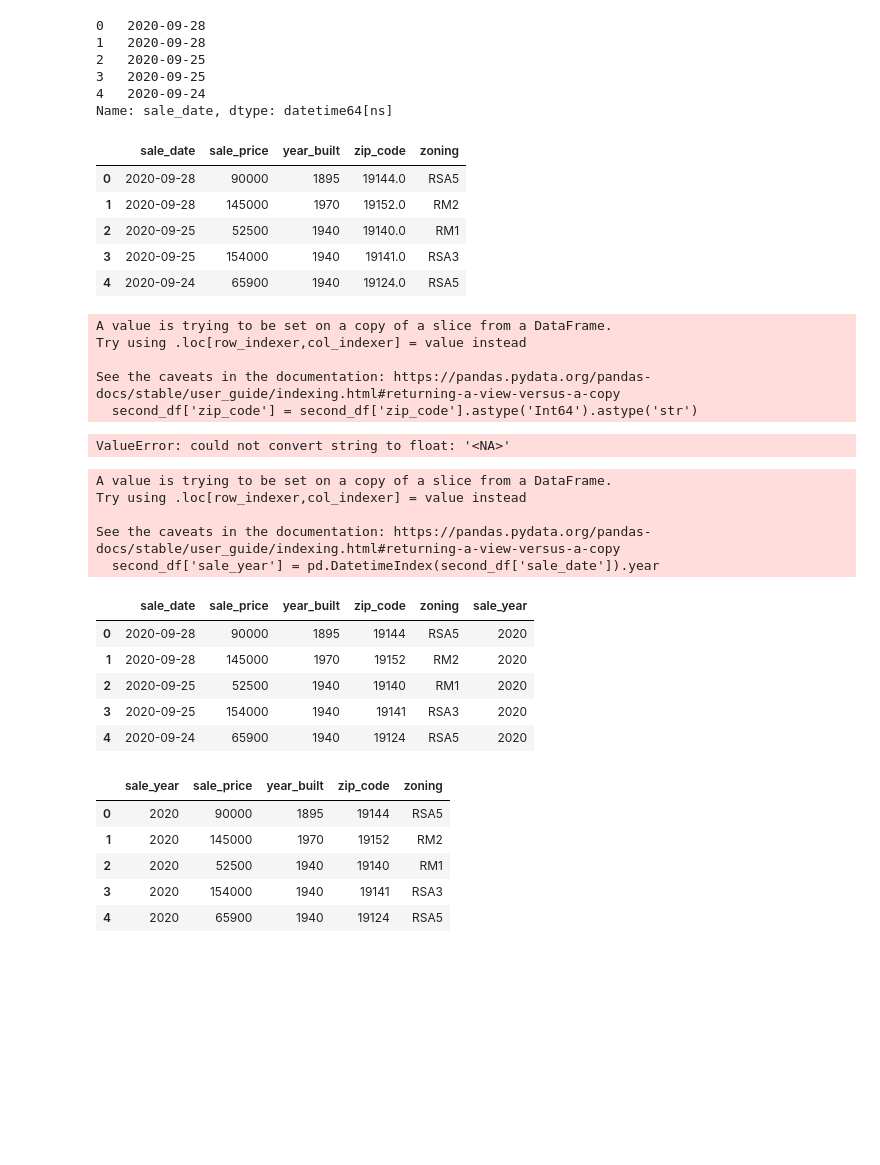
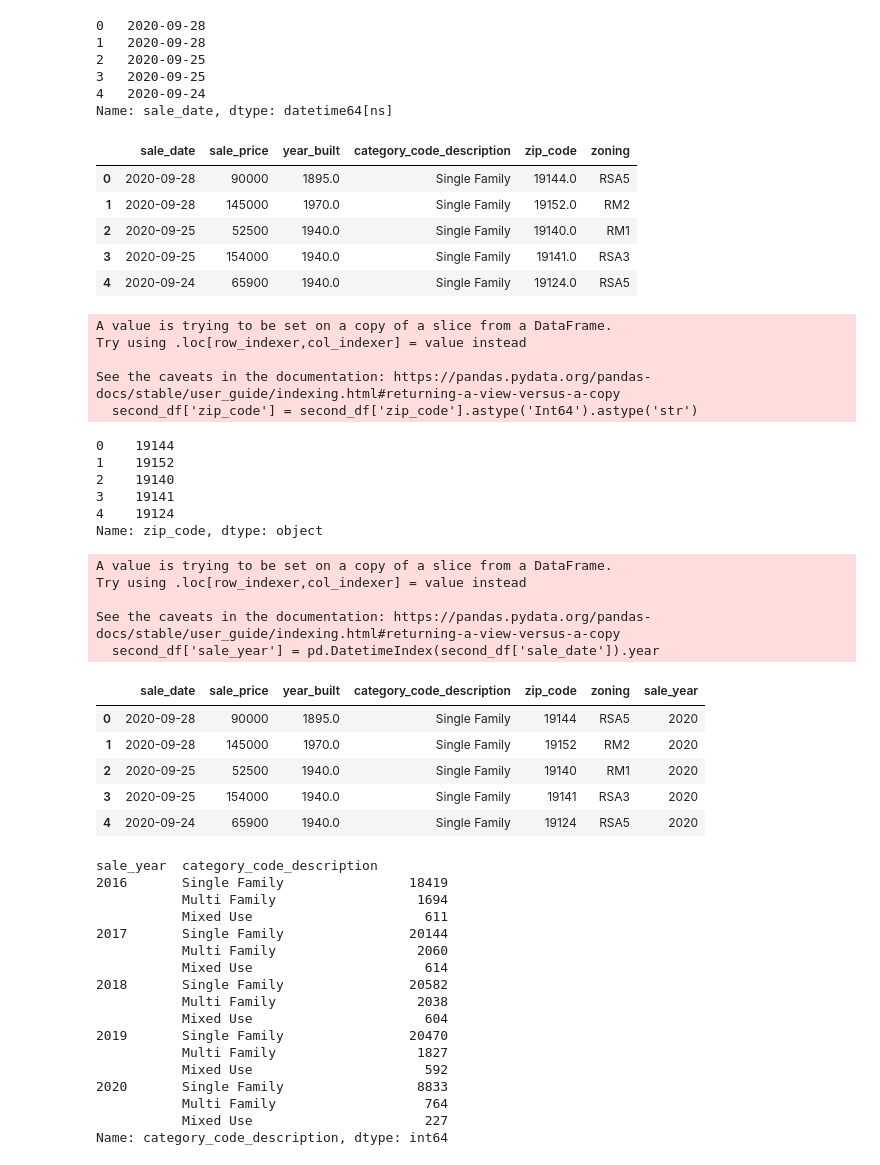
Before and after one commit to anjavelagui/project-housing, a Jupyter notebook: Pie Charts.ipynb, the cells around one changed output. Cells and saved outputs as stored; diff of their text form; code cells hidden in the pictures; blank space fills up the shorter version.

```diff
--- a/Pie Charts.ipynb
+++ b/Pie Charts.ipynb
@@ -101,34 +101,31 @@ housing_df['sale_date'].head()
 Name: sale_date, dtype: datetime64[ns]
 # %%
 #Removing unecessary columns from the dataframe and save to new dataframe
-second_df = housing_df[['sale_date', 'sale_price', 'year_built', 'zip_code', 'zoning']]
+second_df = housing_df[['sale_date', 'sale_price', 'year_built', 'category_code_description','zip_code', 'zoning']]
 second_df.head()
 # %% [output]
-|  | sale_date | sale_price | year_built | zip_code | zoning |
-| 0 | 2020-09-28 | 90000 | 1895 | 19144.0 | RSA5 |
-| 1 | 2020-09-28 | 145000 | 1970 | 19152.0 | RM2 |
-| 2 | 2020-09-25 | 52500 | 1940 | 19140.0 | RM1 |
-| 3 | 2020-09-25 | 154000 | 1940 | 19141.0 | RSA3 |
-| 4 | 2020-09-24 | 65900 | 1940 | 19124.0 | RSA5 |
+|  | sale_date | sale_price | year_built | category_code_description | zip_code | zoning |
+| 0 | 2020-09-28 | 90000 | 1895.0 | Single Family | 19144.0 | RSA5 |
+| 1 | 2020-09-28 | 145000 | 1970.0 | Single Family | 19152.0 | RM2 |
+| 2 | 2020-09-25 | 52500 | 1940.0 | Single Family | 19140.0 | RM1 |
+| 3 | 2020-09-25 | 154000 | 1940.0 | Single Family | 19141.0 | RSA3 |
+| 4 | 2020-09-24 | 65900 | 1940.0 | Single Family | 19124.0 | RSA5 |
 # %%
 #creating zip codes into strings
 second_df['zip_code'] = second_df['zip_code'].astype('Int64').astype('str')
+second_df['zip_code'].head()
 # %% [output]
 A value is trying to be set on a copy of a slice from a DataFrame.
 Try using .loc[row_indexer,col_indexer] = value instead
 
 See the caveats in the documentation: https://pandas.pydata.org/pandas-docs/stable/user_guide/indexing.html#returning-a-view-versus-a-copy
   second_df['zip_code'] = second_df['zip_code'].astype('Int64').astype('str')
+0    19144
+1    19152
+2    19140
+3    19141
+4    19124
+Name: zip_code, dtype: object
-# %%
-labels = ['2016','2017','2018','2019','2020']
-colors = ["#1f77b4", "#ff7f0e", "#2ca02c", "#d62728", "#8c564b"]
-explode = (0.0, 0, 0, 0, 0)
-plt.pie(second_df['zip_code'], explode=explode, labels=labels, colors=colors, autopct='%1.1f%%', shadow=True, startangle=140)
-plt.axis('equal')
-plt.title("Total Sales House by Zip Code")
-plt.show()
-# %% [output]
-ValueError: could not convert string to float: '<NA>'
 # %%
 second_df['sale_year'] = pd.DatetimeIndex(second_df['sale_date']).year
 second_df.head()
@@ -138,22 +135,33 @@ Try using .loc[row_indexer,col_indexer] = value instead
 
 See the caveats in the documentation: https://pandas.pydata.org/pandas-docs/stable/user_guide/indexing.html#returning-a-view-versus-a-copy
   second_df['sale_year'] = pd.DatetimeIndex(second_df['sale_date']).year
-|  | sale_date | sale_price | year_built | zip_code | zoning | sale_year |
-| 0 | 2020-09-28 | 90000 | 1895 | 19144 | RSA5 | 2020 |
-| 1 | 2020-09-28 | 145000 | 1970 | 19152 | RM2 | 2020 |
-| 2 | 2020-09-25 | 52500 | 1940 | 19140 | RM1 | 2020 |
-| 3 | 2020-09-25 | 154000 | 1940 | 19141 | RSA3 | 2020 |
-| 4 | 2020-09-24 | 65900 | 1940 | 19124 | RSA5 | 2020 |
+|  | sale_date | sale_price | year_built | category_code_description | zip_code | zoning | sale_year |
+| 0 | 2020-09-28 | 90000 | 1895.0 | Single Family | 19144 | RSA5 | 2020 |
+| 1 | 2020-09-28 | 145000 | 1970.0 | Single Family | 19152 | RM2 | 2020 |
+| 2 | 2020-09-25 | 52500 | 1940.0 | Single Family | 19140 | RM1 | 2020 |
+| 3 | 2020-09-25 | 154000 | 1940.0 | Single Family | 19141 | RSA3 | 2020 |
+| 4 | 2020-09-24 | 65900 | 1940.0 | Single Family | 19124 | RSA5 | 2020 |
-# %%
-second_df = second_df[['sale_year', 'sale_price', 'year_built', 'zip_code', 'zoning']]
-second_df.head()
-# %% [output]
-|  | sale_year | sale_price | year_built | zip_code | zoning |
-| 0 | 2020 | 90000 | 1895 | 19144 | RSA5 |
-| 1 | 2020 | 145000 | 1970 | 19152 | RM2 |
-| 2 | 2020 | 52500 | 1940 | 19140 | RM1 |
-| 3 | 2020 | 154000 | 1940 | 19141 | RSA3 |
-| 4 | 2020 | 65900 | 1940 | 19124 | RSA5 |
+# %%
+testzoning_df = second_df.groupby('sale_year')['category_code_description'].value_counts()
+testzoning_df
+# %% [output]
+sale_year  category_code_description
+2016       Single Family                18419
+           Multi Family                  1694
+           Mixed Use                      611
+2017       Single Family                20144
+           Multi Family                  2060
+           Mixed Use                      614
+2018       Single Family                20582
+           Multi Family                  2038
+           Mixed Use                      604
+2019       Single Family                20470
+           Multi Family                  1827
+           Mixed Use                      592
+2020       Single Family                 8833
+           Multi Family                   764
+           Mixed Use                      227
+Name: category_code_description, dtype: int64
 # %%
 second_df['year_built'].value_counts(normalize=True)
 # %% [output]
```
Also changed, not shown: parts of 10 cells of this notebook.
